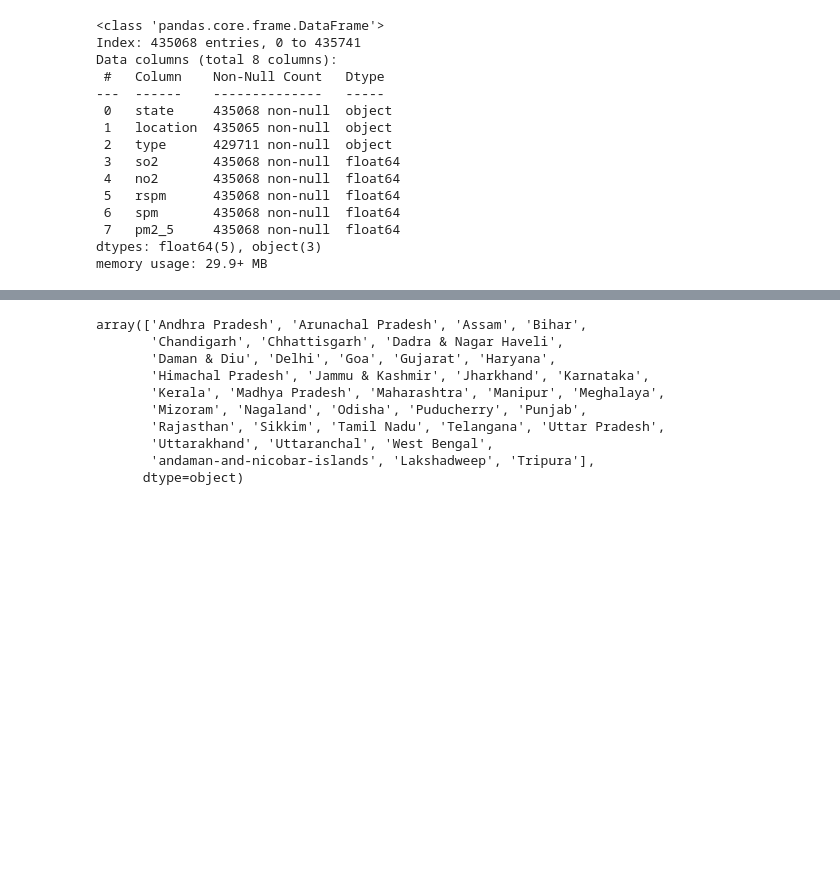
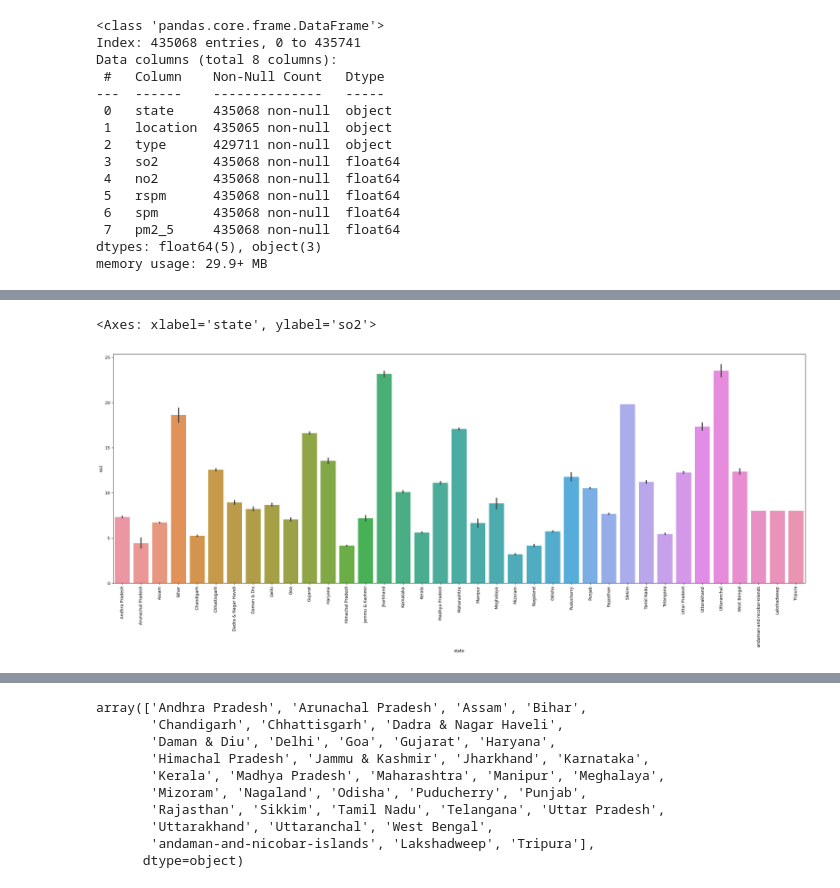
Before and after one commit to Panchajanya1999/aqi_ml, a Jupyter notebook: notebook.ipynb, the cells around one changed output, grey strips where cells are left out. Saved outputs shown, nothing was run; the diff lists cells and outputs as text; code cells hidden in the pictures; blank space fills up the shorter version.

```diff
--- a/notebook.ipynb
+++ b/notebook.ipynb
@@ -185,0 +250,10 @@ memory usage: 29.9+ MB
+# %%
+# check the place which has higher SO2 levels in the air
+plt.figure(figsize=(30,10))
+plt.xticks(rotation=90)
+sns.barplot(x='state', y='so2', data=df)
+
+# uttaranchal has the highest SO2 levels in the air followed by jharkahanad and Sikkim
+# %% [output]
+<Axes: xlabel='state', ylabel='so2'>
+[figure, added]
```
Also changed, not shown: parts of 25 cells of this notebook.
